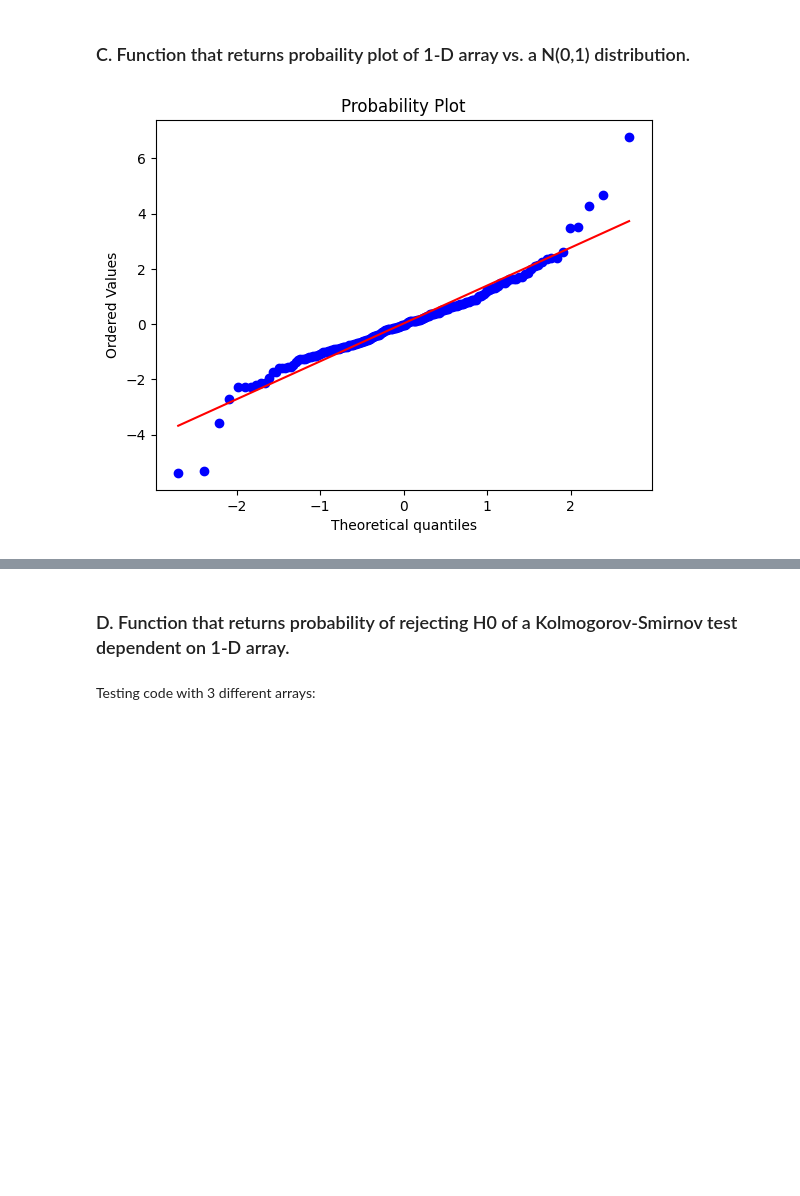
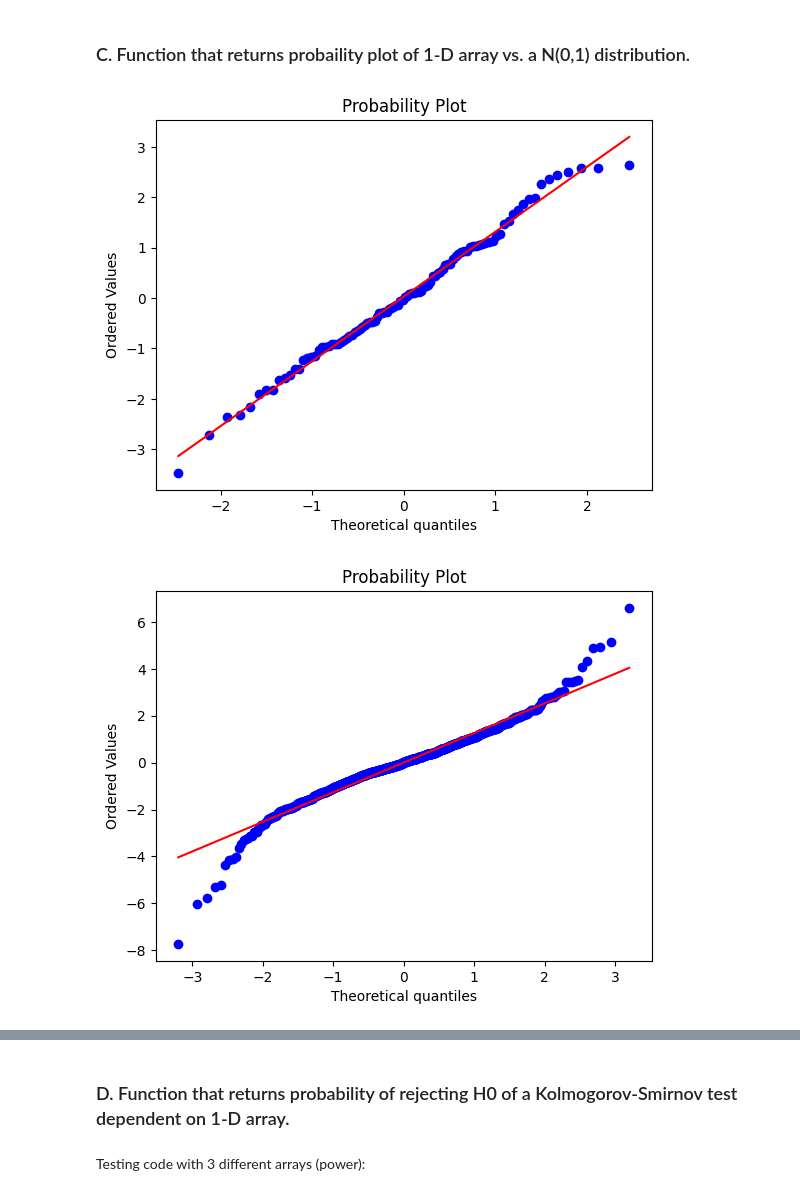
Before and after one commit to Cdenault12/Econo_Ass_1, a Jupyter notebook: Q3.ipynb, the cells around one changed output, grey strips where cells are left out. Cells and saved outputs as stored; diff of their text form; code cells hidden in the pictures; blank space fills up the shorter version.

```diff
--- a/Q3.ipynb
+++ b/Q3.ipynb
@@ -55,9 +55,12 @@ Random Draws without Replacement: [-0.654019    1.77973116  0.25931353  1.222728
 # %%
 def pplot(s):
     probplot(s, dist="norm", plot=plt)
     plt.show()
 
 
-pplot(np.random.default_rng().standard_t(5, size=200))
+pplot(np.random.default_rng().standard_t(5, size=100))
+pplot(np.random.default_rng().standard_t(5, size=1000))
+pplot(np.random.default_rng().standard_t(5, size=10000))
 # %% [output]
-[figure, old version]
+[figure, new version]
+[figure, added]
@@ -73,6 +77,6 @@ def BGAT(bg, a, T: int):
             count += 1
     return count / T
 # %% [markdown]
-Testing code with 3 different arrays:
+Testing code with 3 different arrays (power):
 # %%
 
```
Also changed, not shown: parts of 6 cells of this notebook, 1 other file.
